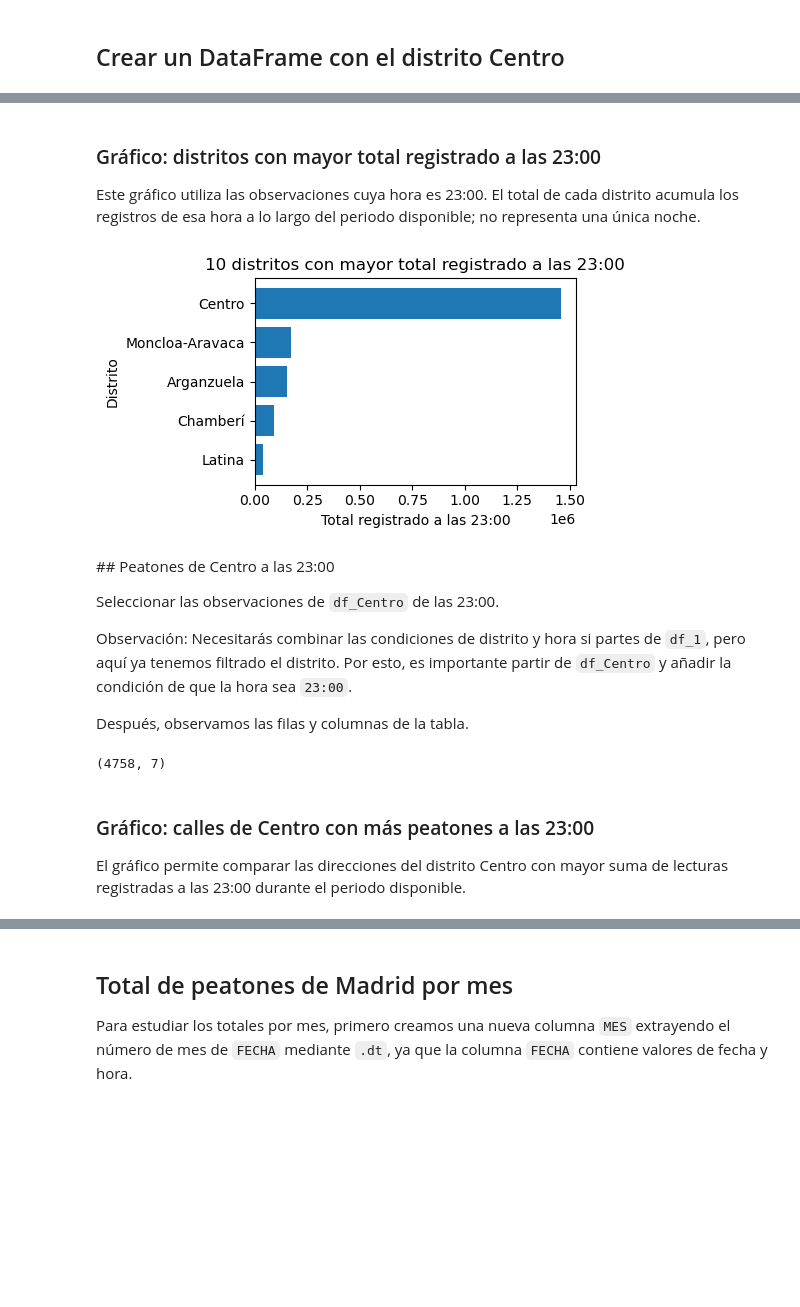
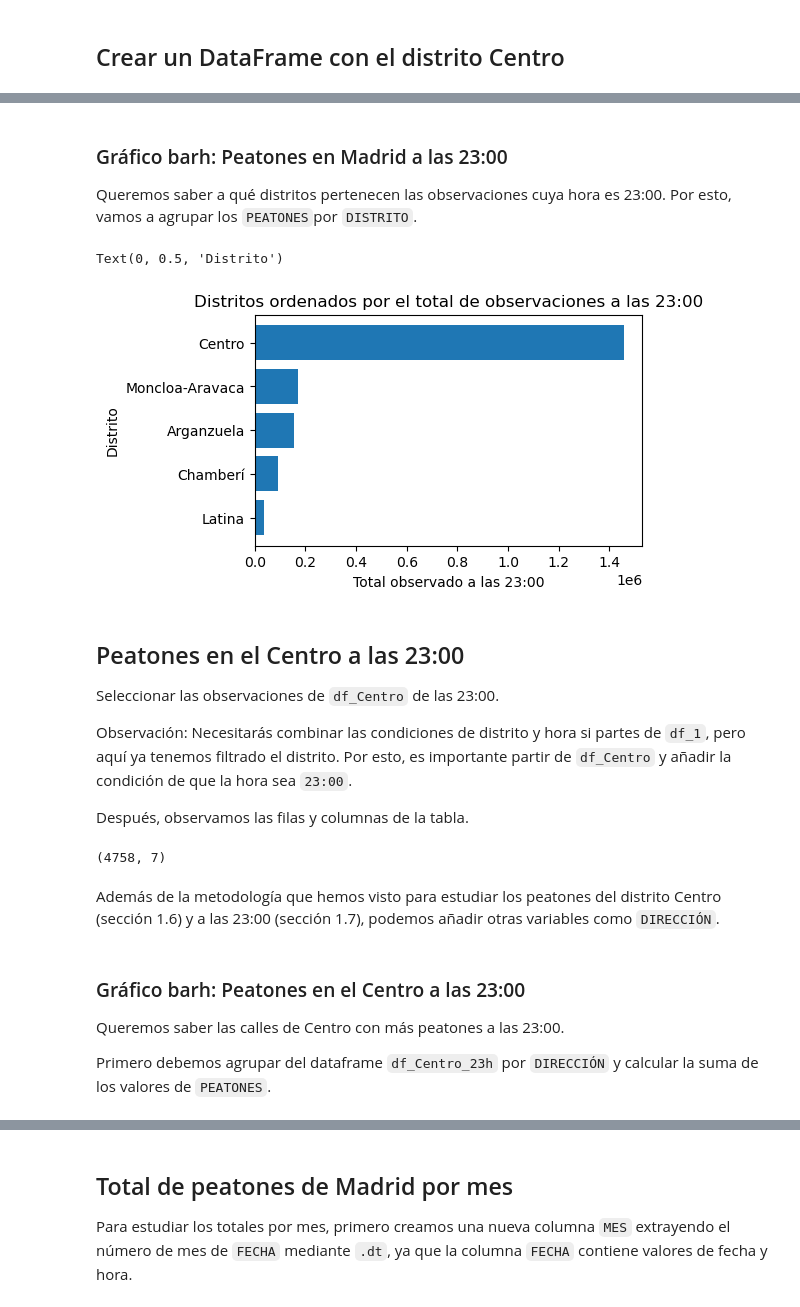
Before and after one commit to soesteve/Programming-in-Data-Science, a Jupyter notebook: 7_Ejerc_PEATONES_con_graficos.ipynb, the cells around one changed output, grey strips where cells are left out. Cells and saved outputs as stored; diff of their text form; code cells hidden in the pictures; blank space fills up the shorter version.

```diff
--- a/7_Ejerc_PEATONES_con_graficos.ipynb
+++ b/7_Ejerc_PEATONES_con_graficos.ipynb
@@ -171,9 +131,6 @@ dias = {
     "Sunday": "Domingo"
 }
 
-
-df_1["DIA_SEMANA"] = df_1["FECHA"].dt.day_name()
-
 for i in range(len(df_1)):
     df_1.loc[i, "DIA_SEMANA"] = dias[df_1.loc[i, "DIA_SEMANA"]]
 
@@ -262,11 +479,5 @@ Para ello filtra `df_1` utilizando la columna `HORA`.
 Como `HORA` contiene objetos `datetime.time`, puedes comparar con una hora creada a partir de `"23:00"` o con `datetime.time(23, 0)`, es lo mismo.
 Hago las dos versiones creando dos nuevos dataframes: `df_Madrid_23h_v1` y `df_Madrid_23h_v2`. El primero usa `"23:00"` y el segundo `datetime.time(23, 0)`. Después compruebo sus dimensiones y pregunto si son iguales con `df1.equals(df2)`.
 # %%
-df_Madrid_23h_v1 = df_1[df_1["HORA"] == pd.to_datetime("23:00", format="%H:%M").time()].copy()
 
-import datetime
-df_Madrid_23h_v2 = df_1[df_1["HORA"] == datetime.time(23, 0)].copy()
-
-print(df_Madrid_23h_v1.shape)
-print(df_Madrid_23h_v2.shape)
-print(df_Madrid_23h_v1.equals(df_Madrid_23h_v2))
+df_Madrid_23h = df_1[df_1["HORA"] == pd.to_datetime("23:00", format="%H:%M").time()].copy()
@@ -277,25 +510,24 @@ True
 # %% [markdown]
-### Gráfico: distritos con mayor total registrado a las 23:00
+### Gráfico barh: Peatones en Madrid a las 23:00
 
-Este gráfico utiliza las observaciones cuya hora es 23:00. El total de cada distrito acumula los registros de esa hora a lo largo del periodo disponible; no representa una única noche.
+Queremos saber a qué distritos pertenecen las observaciones cuya hora es 23:00. Por esto, vamos a agrupar los `PEATONES`por `DISTRITO`.
 # %%
 peatones_distrito_23h = (
-    df_Madrid_23h_v1.groupby("DISTRITO")["PEATONES"]
+    df_Madrid_23h.groupby("DISTRITO")["PEATONES"]
     .sum()
-    .nlargest(10)
     .sort_values()
 )
 
 plt.figure(figsize=(5, 3))
 plt.barh(peatones_distrito_23h.index, peatones_distrito_23h.values)
-plt.title("10 distritos con mayor total registrado a las 23:00")
-plt.xlabel("Total registrado a las 23:00")
+plt.title("Distritos ordenados por el total de observaciones a las 23:00")
+plt.xlabel("Total observado a las 23:00")
 plt.ylabel("Distrito")
-plt.tight_layout()
 # %% [output]
+Text(0, 0.5, 'Distrito')
-[figure, old version]
+[figure, new version]
 # %% [markdown]
-## Peatones de Centro a las 23:00
+## Peatones en el Centro a las 23:00
 
 Seleccionar las observaciones de `df_Centro` de las 23:00.
 
@@ -308,7 +541,11 @@ df_Centro_23h = df_Centro[df_Centro["HORA"] == datetime.time(23, 0)].copy()
 df_Centro_23h.shape
 # %% [output]
 (4758, 7)
+# %% [markdown]
+Además de la metodología que hemos visto para estudiar los peatones del distrito Centro (sección 1.6) y a las 23:00 (sección 1.7), podemos añadir otras variables como `DIRECCIÓN`.
 # %% [markdown]
-### Gráfico: calles de Centro con más peatones a las 23:00
+### Gráfico barh: Peatones en el Centro a las 23:00
 
-El gráfico permite comparar las direcciones del distrito Centro con mayor suma de lecturas registradas a las 23:00 durante el periodo disponible.
+Queremos saber las calles de Centro con más peatones a las 23:00.
+
+Primero debemos agrupar del dataframe `df_Centro_23h` por `DIRECCIÓN` y calcular la suma de los valores de `PEATONES`.
```
Also changed, not shown: parts of 81 cells of this notebook, 10 other files.
